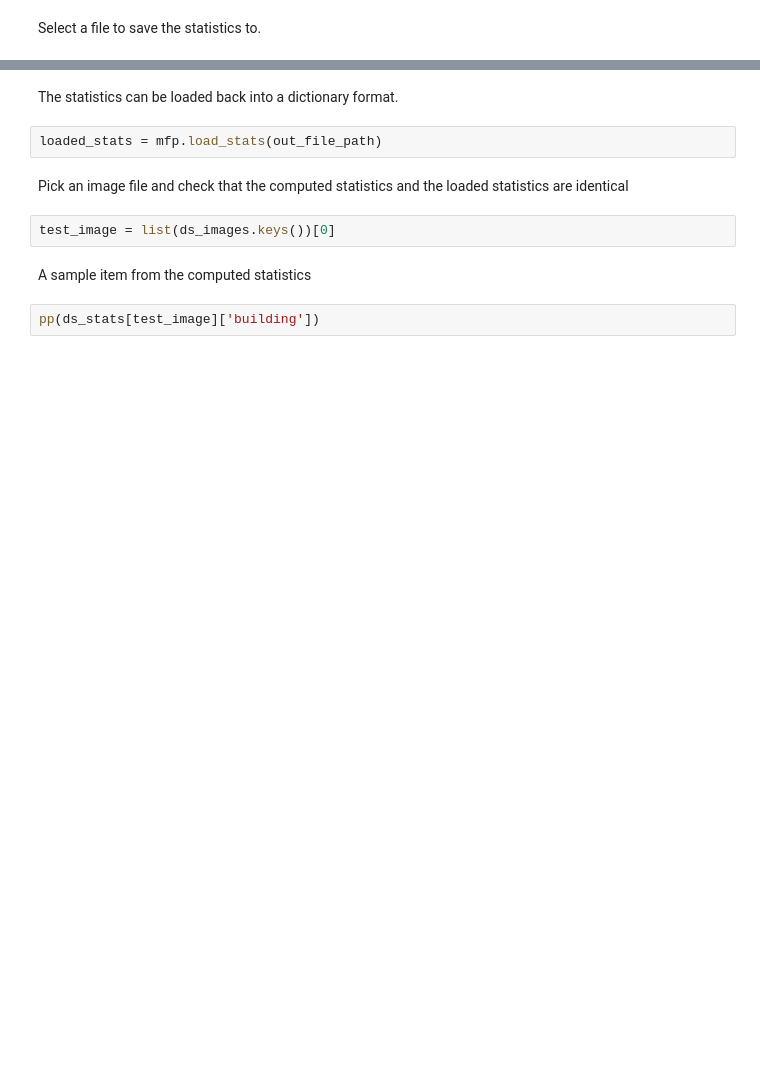
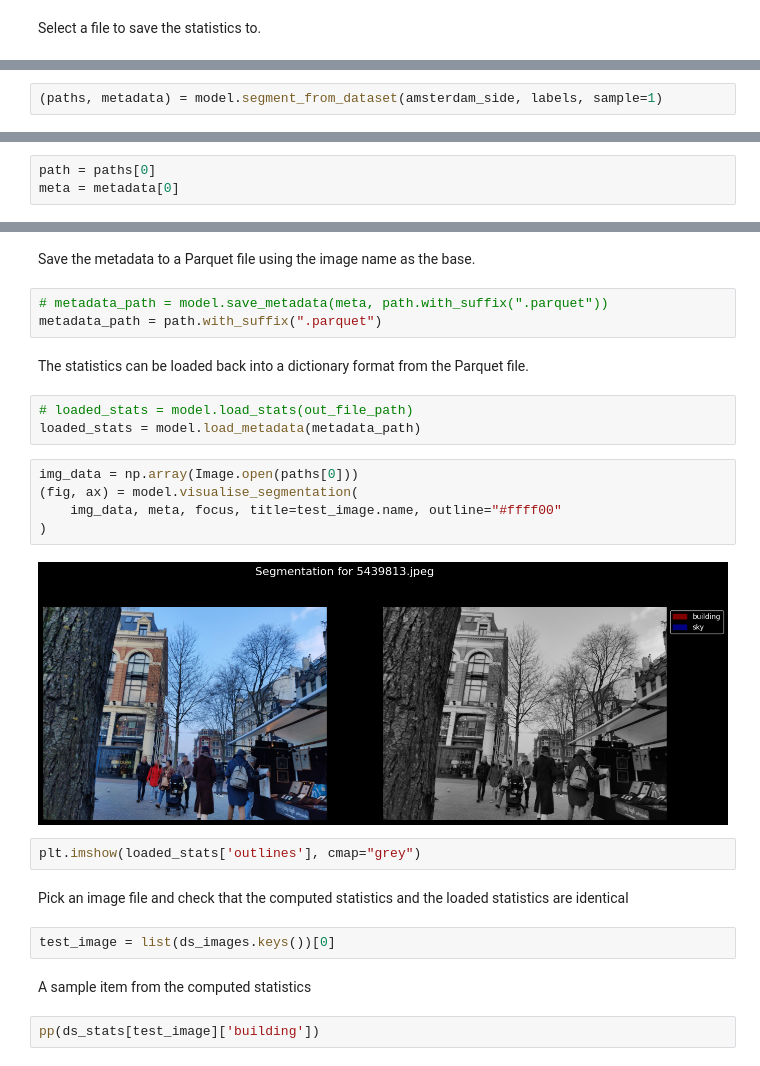
Before and after one commit to Urban-M4/streetscapes, a Jupyter notebook: docs/docs/examples/segmentation/maskformer.ipynb, the cells around one changed output, grey strips where cells are left out. Drawn from its saved outputs; the diff is of its cells as text; blank space fills up the shorter version.

```diff
--- a/docs/docs/examples/segmentation/maskformer.ipynb
+++ b/docs/docs/examples/segmentation/maskformer.ipynb
@@ -143,0 +141,2 @@ Streetscapes | 2025-02-10@11:14:43 | Computing statistics...
+# %%
+(paths, metadata) = model.segment_from_dataset(amsterdam_side, labels, sample=1)
@@ -143,0 +150,3 @@ Streetscapes | 2025-02-10@11:14:43 | Computing statistics...
+# %%
+path = paths[0]
+meta = metadata[0]
@@ -144,7 +168,22 @@ Streetscapes | 2025-02-10@11:14:43 | Computing statistics...
+# %% [markdown]
+Save the metadata to a Parquet file using the image name as the base.
+# %%
+# metadata_path = model.save_metadata(meta, path.with_suffix(".parquet"))
+metadata_path = path.with_suffix(".parquet")
 # %% [markdown]
-The statistics can be loaded back into a dictionary format.
+The statistics can be loaded back into a dictionary format from the Parquet file.
-# %%
-loaded_stats = mfp.load_stats(out_file_path)
+# %%
+# loaded_stats = model.load_stats(out_file_path)
+loaded_stats = model.load_metadata(metadata_path)
+# %%
+img_data = np.array(Image.open(paths[0]))
+(fig, ax) = model.visualise_segmentation(
+    img_data, meta, focus, title=test_image.name, outline="#ffff00"
+)
+# %% [output]
+[figure, added]
+# %%
+plt.imshow(loaded_stats['outlines'], cmap="grey")
 # %% [markdown]
 Pick an image file and check that the computed statistics and the loaded statistics are identical
 # %%
```
Also changed, not shown: parts of 36 cells of this notebook, 6 other files.
